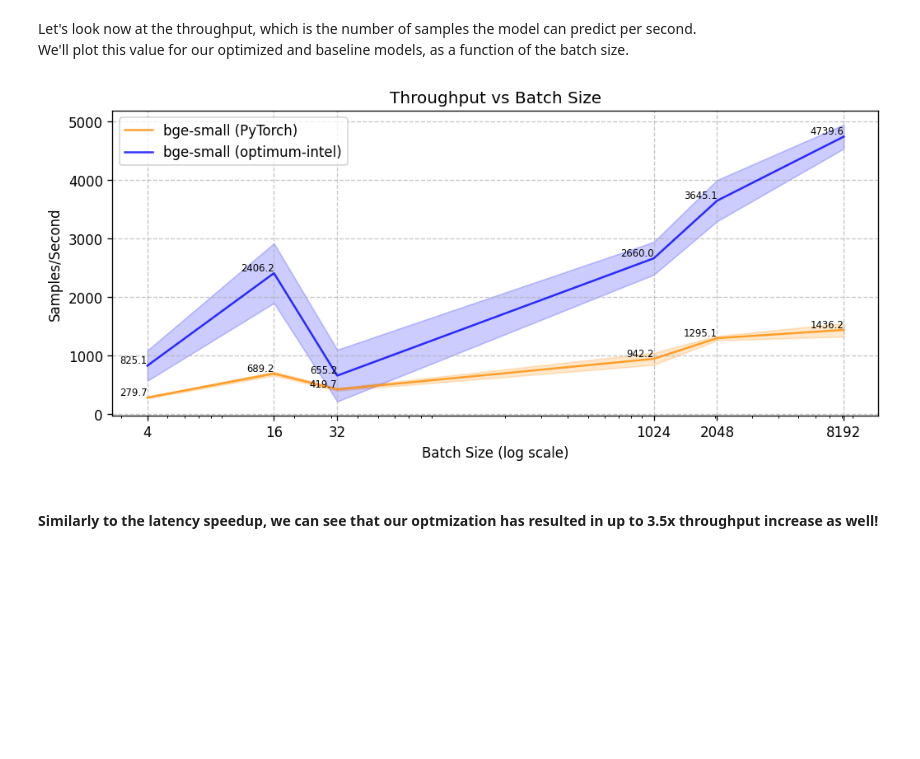
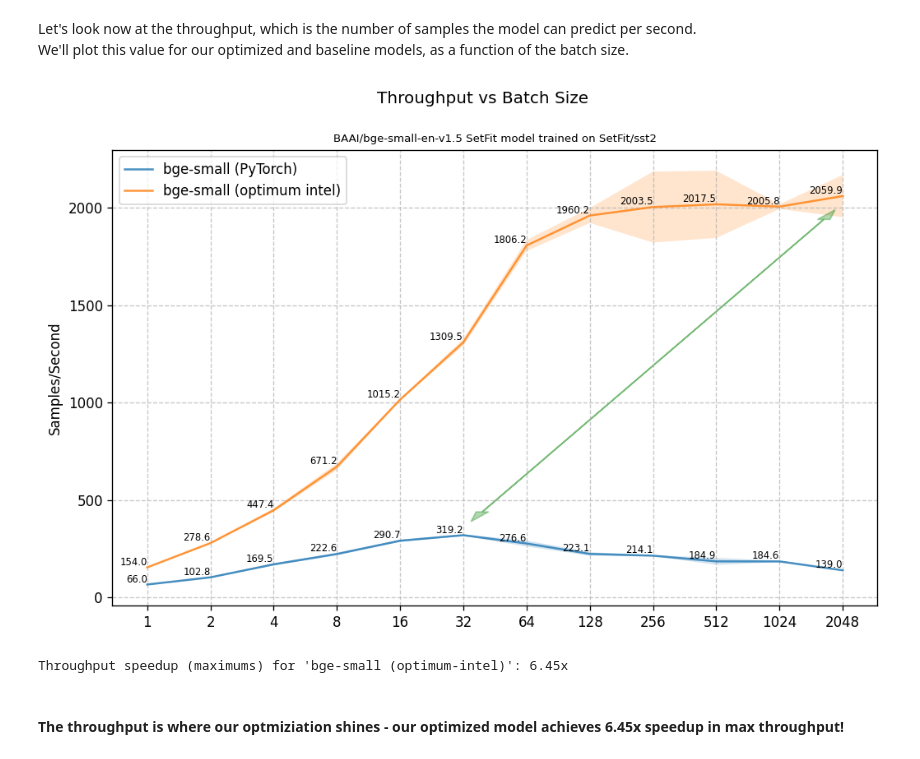
Before and after one commit to huggingface/setfit, a Jupyter notebook: notebooks/setfit-optimum-intel.ipynb, the cells around one changed output. Drawn from its saved outputs; the diff is of its cells as text; code cells hidden in the pictures; blank space fills up the shorter version.

```diff
--- a/notebooks/setfit-optimum-intel.ipynb
+++ b/notebooks/setfit-optimum-intel.ipynb
@@ -290,6 +321,10 @@ optimum_model_path = f"/tmp/{model_name}_opt"
 # %% [markdown]
 Quantize our SetFit model on 100 samples:
 # %%
-quantize(model_name, output_path=optimum_model_path, calibration_set=calibration_set)
+model_path = "dkorat/bge-small-en-v1.5_setfit-sst2-english"
+model = SetFitModel.from_pretrained(model_path)
+calibration_set = load_qasper_calibration_set(sample_size=100)
+optimum_model_path = "/tmp/bge-small-en-v1.5_setfit-sst2-english_opt"
+quantize(model, output_path=optimum_model_path, calibration_set=calibration_set)
 # %% [output]
 ONNX export is no supported for model with quantized embeddings
@@ -377,16 +392,5 @@ Time to run the performance benchmark on our optimized SetFit model!
 # %%
-pb = PerformanceBenchmark(
-    optimum_setfit_model,
-    test_dataset,
-    "bge-small (optimum-intel)",
-    batch_sizes=BATCH_SIZES,
-    model_path=optimum_model_path,
-    enable_autocast=True
-)
-
-perf_metrics.update(pb.run_benchmark())
 plot_metrics(perf_metrics)
-
-speedup = perf_metrics['bge-small (PyTorch)']['time_avg_ms'] / perf_metrics['bge-small (optimum-intel)']['time_avg_ms']
+speedup = perf_metrics['bge-small (PyTorch)']['time_avg_ms'] / perf_metrics['bge-small (optimum intel)']['time_avg_ms']
 print(f"Latency speedup for 'bge-small (optimum-intel)': {speedup:.2f}x")
 # %% [output]
@@ -409,26 +404,38 @@ Latency speedup for 'bge-small (optimum-intel)': 3.70x
 Let's look now at the throughput, which is the number of samples the model can predict per second.\
 We'll plot this value for our optimized and baseline models, as a function of the batch size.
 # %%
-def plot_2_throughputs(perf_metrics):
-    xs = np.array(BATCH_SIZES)
-    plt.figure(figsize=(10, 4), dpi=120)
-    for (label, metric), color in zip(perf_metrics.items(), ["darkorange", "blue"]):
+def plot_throughputs(perf_metrics):
+    plt.figure(figsize=(10, 6), dpi=120)
+    maximums = []
+    for (label, metric) in perf_metrics.items():
+        xs = np.arange(len(metric["batch_sizes"]))
         y_mean, y_std = np.array(metric["throughputs_avg"]), np.array(metric["throughputs_std"])
-        plt.plot(xs, y_mean, label=label, color=color, alpha=0.8)
-        plt.fill_between(xs, y_mean - y_std, y_mean + y_std, color=color, alpha=0.2)
+        maximums.append((np.argmax(y_mean), max(y_mean)))
+        plt.plot(xs, y_mean, label=label, alpha=0.8)
+        plt.fill_between(xs, y_mean - y_std, y_mean + y_std, alpha=0.2)
         for x, y in zip(xs, y_mean):
             plt.text(x, y, f'{y:.1f}', ha='right', va='bottom', fontsize=7, color="black")
-    plt.xscale('log')
-    plt.xticks(BATCH_SIZES, BATCH_SIZES)
-    plt.xlabel('Batch Size (log scale)')
+
+    plt.xticks(xs, pb.batch_sizes[:len(xs)])
     plt.ylabel('Samples/Second')
-    plt.title('Throughput vs Batch Size')
+    plt.suptitle('Throughput vs Batch Size')
+    plt.title('\nBAAI/bge-small-en-v1.5 SetFit model trained on SetFit/sst2', fontsize=8)
     plt.legend()
     plt.grid(True, linestyle='--', alpha=0.7)
+    # Add Speedup Arrow
+    maxes = np.array(sorted(maximums, key=lambda x: x[0]))
+    maxes[0] += (0.3, 120)
+    maxes[1] -= (0.3, 120)
+    arrow_kwargs = dict(head_width = 0.2, head_length=50, color="green", alpha=0.3)
+    plt.arrow(*maxes[0], *(maxes[1] - maxes[0]), **arrow_kwargs)
+    plt.arrow(*maxes[1], *(maxes[0] - maxes[1]), **arrow_kwargs)
     plt.show()
 
-plot_2_throughputs(perf_metrics)
+plot_throughputs(perf_metrics)
+speedup = max(perf_metrics['bge-small (optimum intel)']['throughputs_avg']) / max(perf_metrics['bge-small (PyTorch)']['throughputs_avg'])
+print(f"Throughput speedup (maximums) for 'bge-small (optimum-intel)': {speedup:.2f}x")
 # %% [output]
-[figure, old version]
+[figure, new version]
+Throughput speedup (maximums) for 'bge-small (optimum-intel)': 6.45x
 # %% [markdown]
-#### Similarly to the latency speedup, we can see that our optmization has resulted in up to 3.5x throughput increase as well!
+#### The throughput is where our optmiziation shines - our optimized model achieves 6.45x speedup in max throughput!
```
Also changed, not shown: parts of 18 cells of this notebook.
